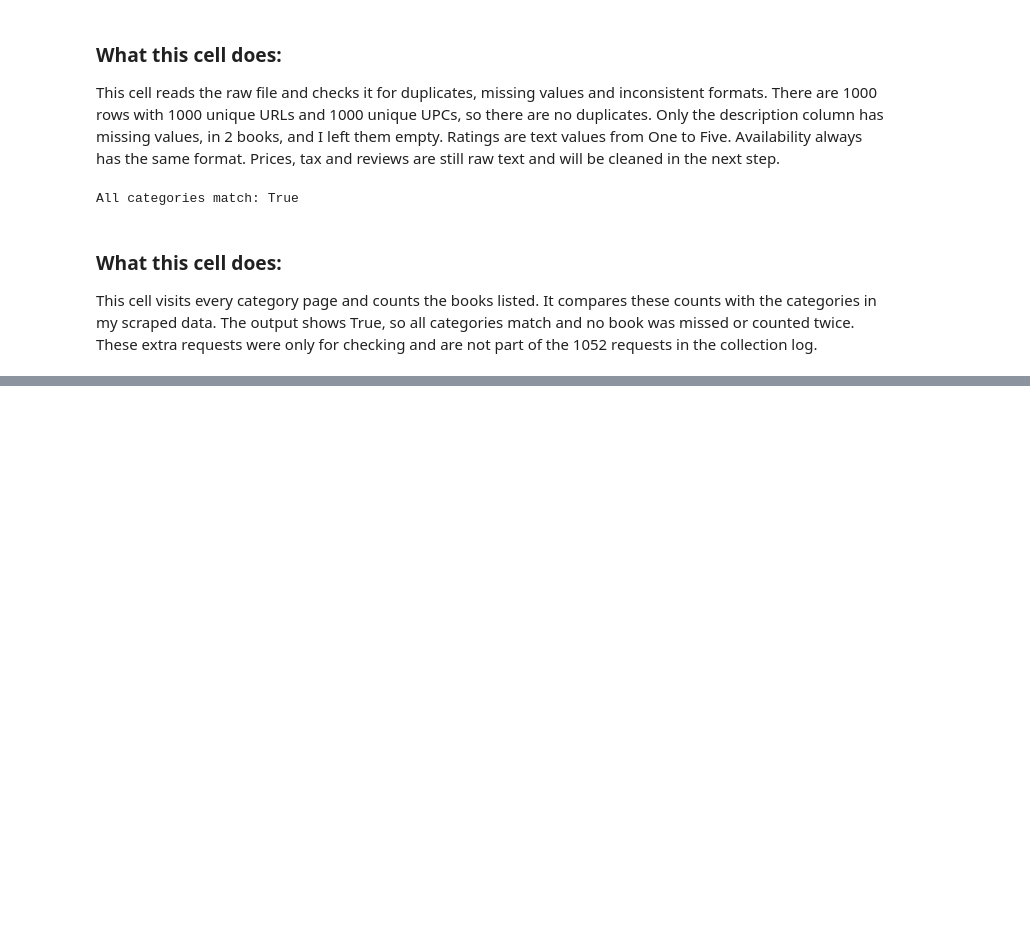
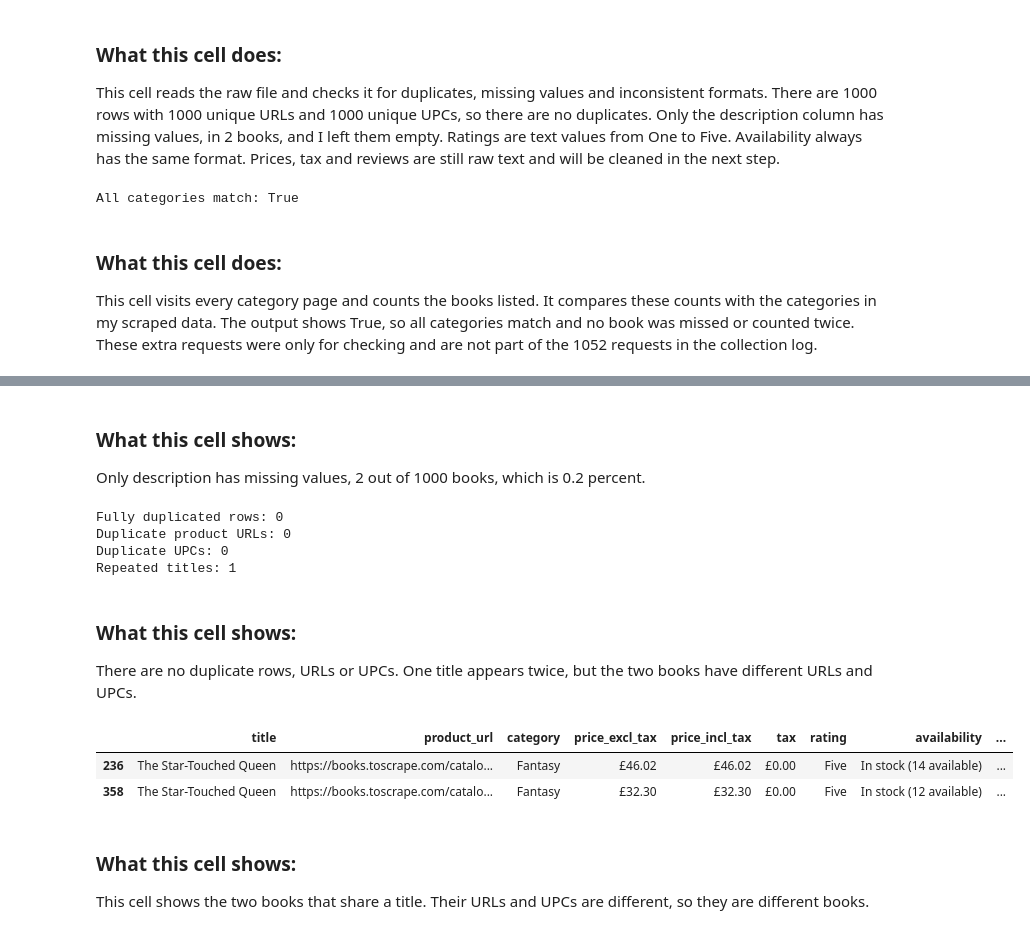
Before and after one commit to l253042/E-commerce, a Jupyter notebook: notebooks/E-commerce.ipynb, the cells around one changed output, grey strips where cells are left out. Saved outputs shown, nothing was run; the diff lists cells and outputs as text; code cells hidden in the pictures; blank space fills up the shorter version.

```diff
--- a/notebooks/E-commerce.ipynb
+++ b/notebooks/E-commerce.ipynb
@@ -226,0 +407,25 @@ This cell visits every category page and counts the books listed. It compares th
+# %% [markdown]
+### What this cell shows:
+Only description has missing values, 2 out of 1000 books, which is 0.2 percent.
+# %%
+print("Fully duplicated rows:", books.duplicated().sum())
+print("Duplicate product URLs:", books.duplicated(subset="product_url").sum())
+print("Duplicate UPCs:", books.duplicated(subset="upc").sum())
+print("Repeated titles:", books["title"].duplicated().sum())
+# %% [output]
+Fully duplicated rows: 0
+Duplicate product URLs: 0
+Duplicate UPCs: 0
+Repeated titles: 1
+# %% [markdown]
+### What this cell shows:
+There are no duplicate rows, URLs or UPCs. One title appears twice, but the two books have different URLs and UPCs.
+# %%
+books[books["title"].duplicated(keep=False)]
+# %% [output]
+|  | title | product_url | category | price_excl_tax | price_incl_tax | tax | rating | availability | ... |
+| 236 | The Star-Touched Queen | https://books.toscrape.com/catalo... | Fantasy | £46.02 | £46.02 | £0.00 | Five | In stock (14 available) | ... |
+| 358 | The Star-Touched Queen | https://books.toscrape.com/catalo... | Fantasy | £32.30 | £32.30 | £0.00 | Five | In stock (12 available) | ... |
+# %% [markdown]
+### What this cell shows:
+This cell shows the two books that share a title. Their URLs and UPCs are different, so they are different books.
```
Also changed, not shown: parts of 17 cells of this notebook.
